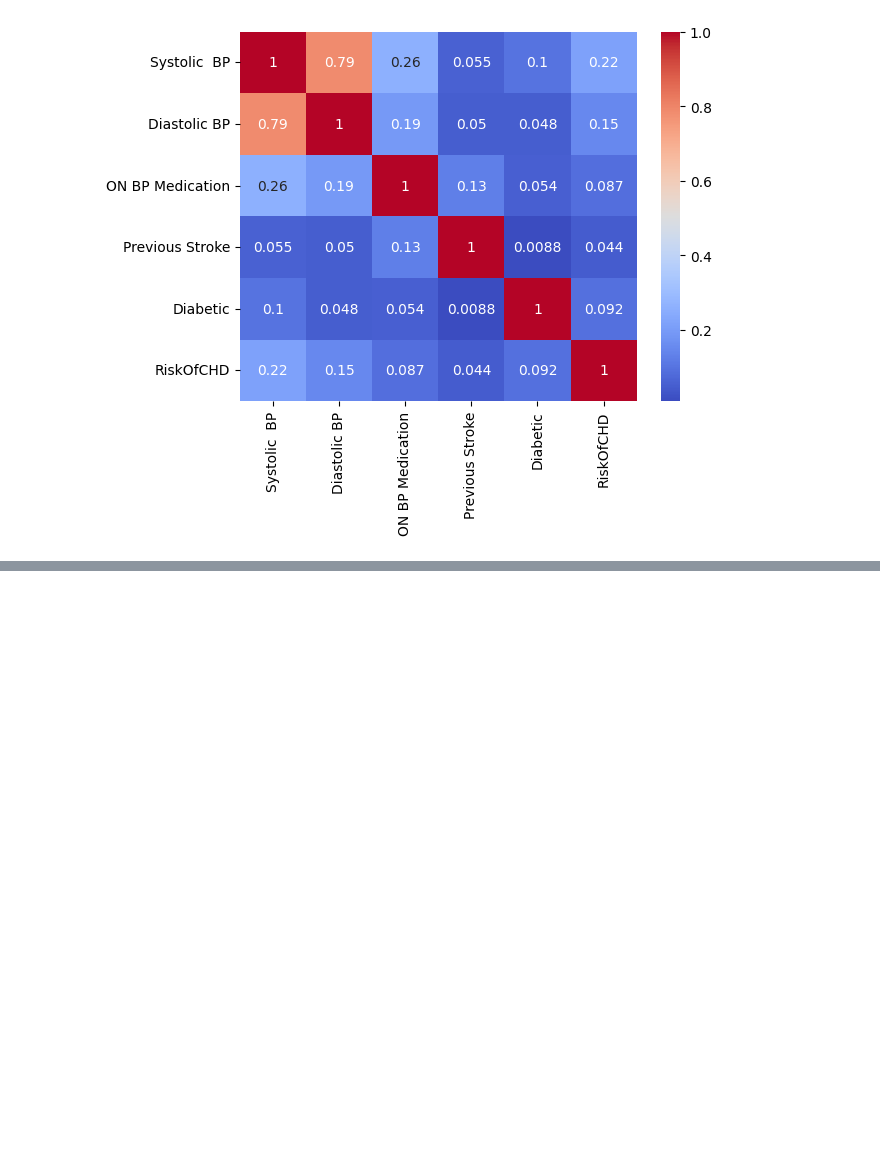
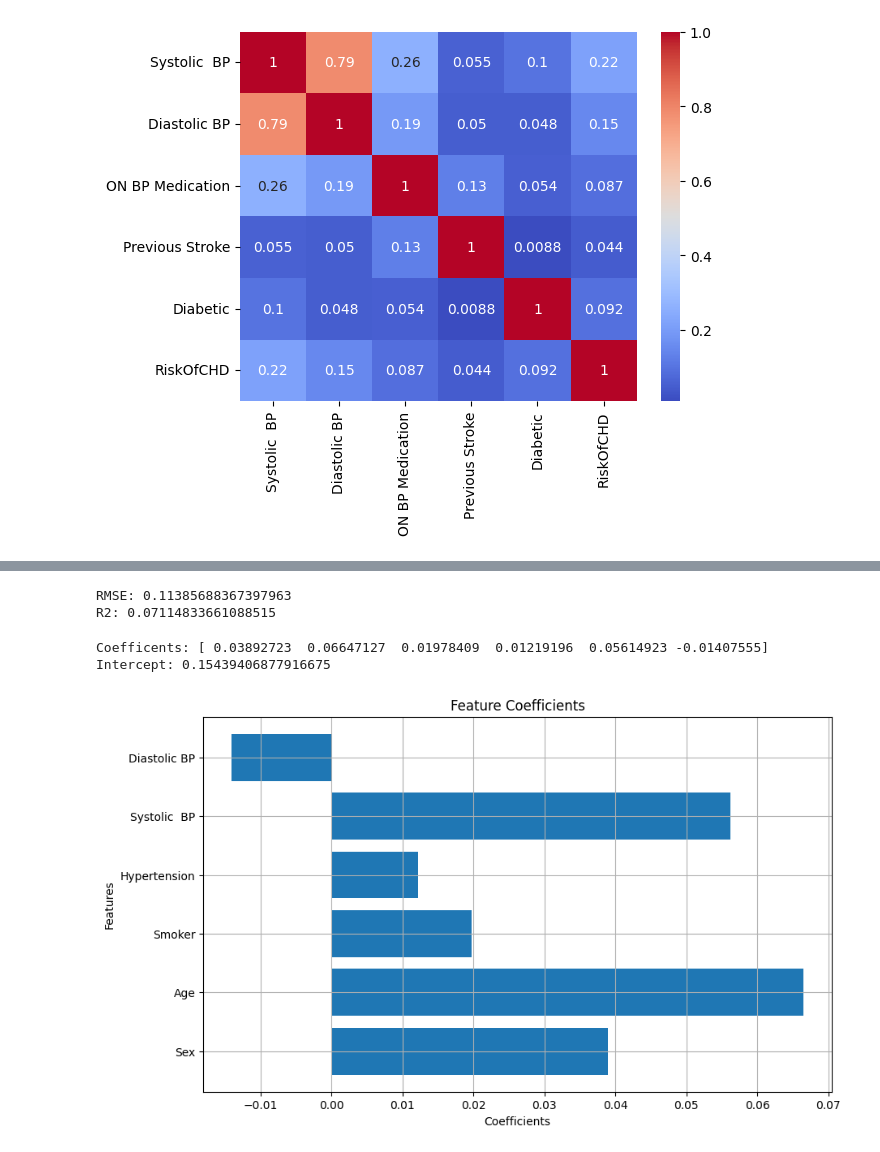
Before and after one commit to sathya6055/Machine-Learning, a Jupyter notebook: Miltivarite Regression/Heartattack_pred.ipynb, the cells around one changed output, grey strips where cells are left out. Saved outputs shown, nothing was run; the diff lists cells and outputs as text; code cells hidden in the pictures; blank space fills up the shorter version.

```diff
--- a/Miltivarite Regression/Heartattack_pred.ipynb
+++ b/Miltivarite Regression/Heartattack_pred.ipynb
@@ -186,0 +225,4 @@ plt.show()
+# %%
+scale = StandardScaler()
+X = scale.fit_transform(X)
+X
@@ -186,0 +243,5 @@ plt.show()
+# %%
+X_train, X_test, Y_train, Y_test = train_test_split(X, y, test_size=0.2, random_state=42)
+# %%
+model = LinearRegression()
+model.fit(X_train, Y_train)
@@ -186,0 +271,33 @@ plt.show()
+# %%
+rmse = mean_squared_error(Y_test, y_pred)
+r2 = r2_score(Y_test, y_pred)
+
+print('RMSE:', rmse)
+print('R2:', r2)
+# %% [output]
+RMSE: 0.11385688367397963
+R2: 0.07114833661088515
+# %%
+# Coefficients of the model
+print(f'Coefficents: {model.coef_}')
+print(f'Intercept: {model.intercept_}')
+# %% [output]
+Coefficents: [ 0.03892723  0.06647127  0.01978409  0.01219196  0.05614923 -0.01407555]
+Intercept: 0.15439406877916675
+# %%
+X = df[['Sex','Age','Smoker','Hypertension','Systolic  BP','Diastolic BP']]
+y = df['RiskOfCHD']
+# %%
+# plotting the coefficients
+features = X.columns # Names of the features
+coeffecients = model.coef_ # Coefficients of the model
+
+plt.figure(figsize=(10, 6))
+plt.barh(features, coeffecients)
+plt.title('Feature Coefficients')
+plt.xlabel('Coefficients')
+plt.ylabel('Features')
+plt.grid(True)
+plt.show()
+# %% [output]
+[figure, added]
```
Also changed, not shown: parts of 13 cells of this notebook, 2 other files.
